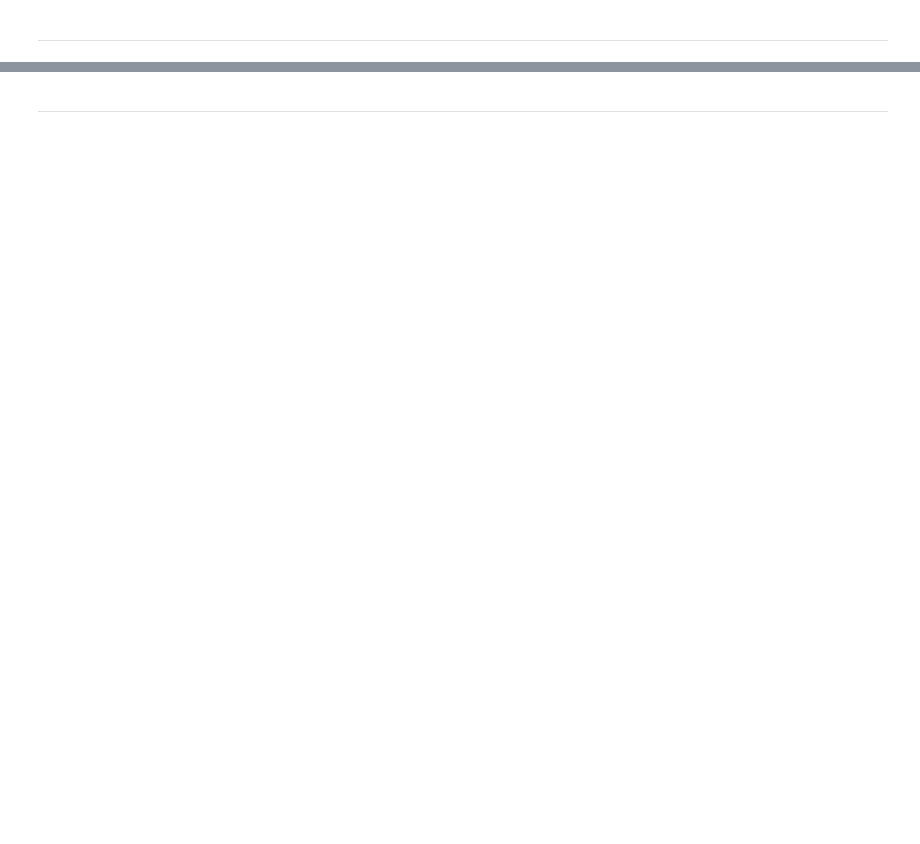
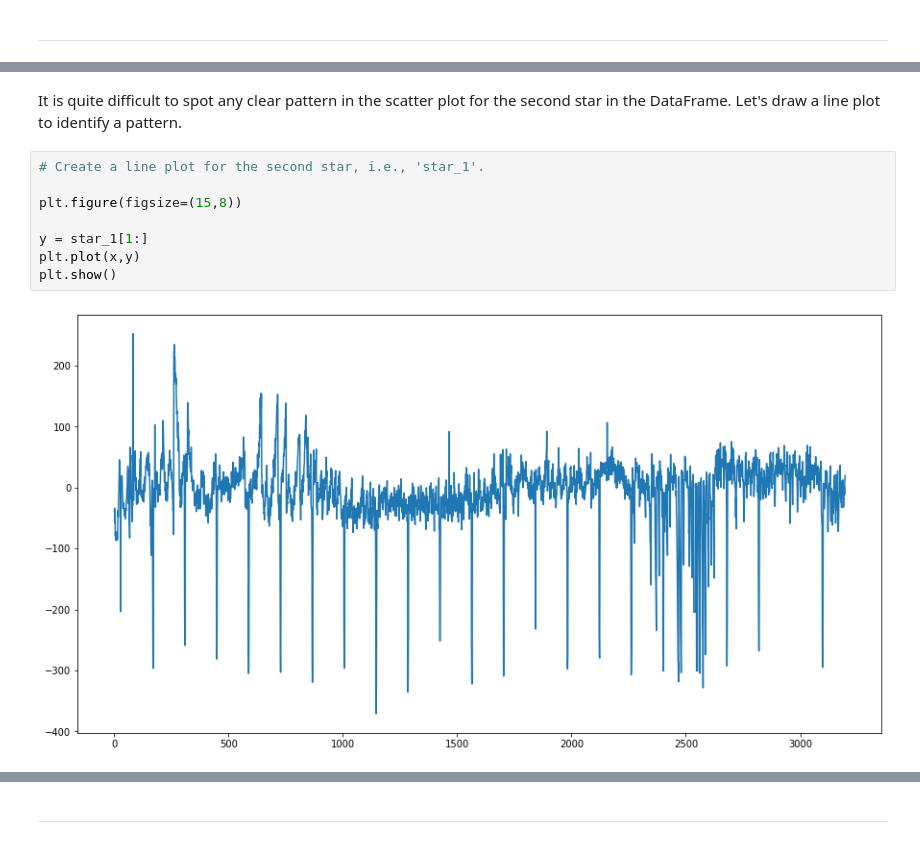
Before and after one commit to Sreejith-t-shaji-40/DATASCIENCE-LAB, a Jupyter notebook: sreejith.ipynb, the cells around one changed output, grey strips where cells are left out. Cells and saved outputs as stored; diff of their text form; blank space fills up the shorter version.

```diff
--- a/sreejith.ipynb
+++ b/sreejith.ipynb
@@ -80,0 +195,12 @@ print (type(my_list))
+# %% [markdown]
+It is quite difficult to spot any clear pattern in the scatter plot for the second star in the DataFrame. Let's draw a line plot to identify a pattern.
+# %%
+# Create a line plot for the second star, i.e., 'star_1'.
+
+plt.figure(figsize=(15,8))
+
+y = star_1[1:]
+plt.plot(x,y)
+plt.show()
+# %% [output]
+[figure, added]
```
Also changed, not shown: parts of 51 cells of this notebook.
